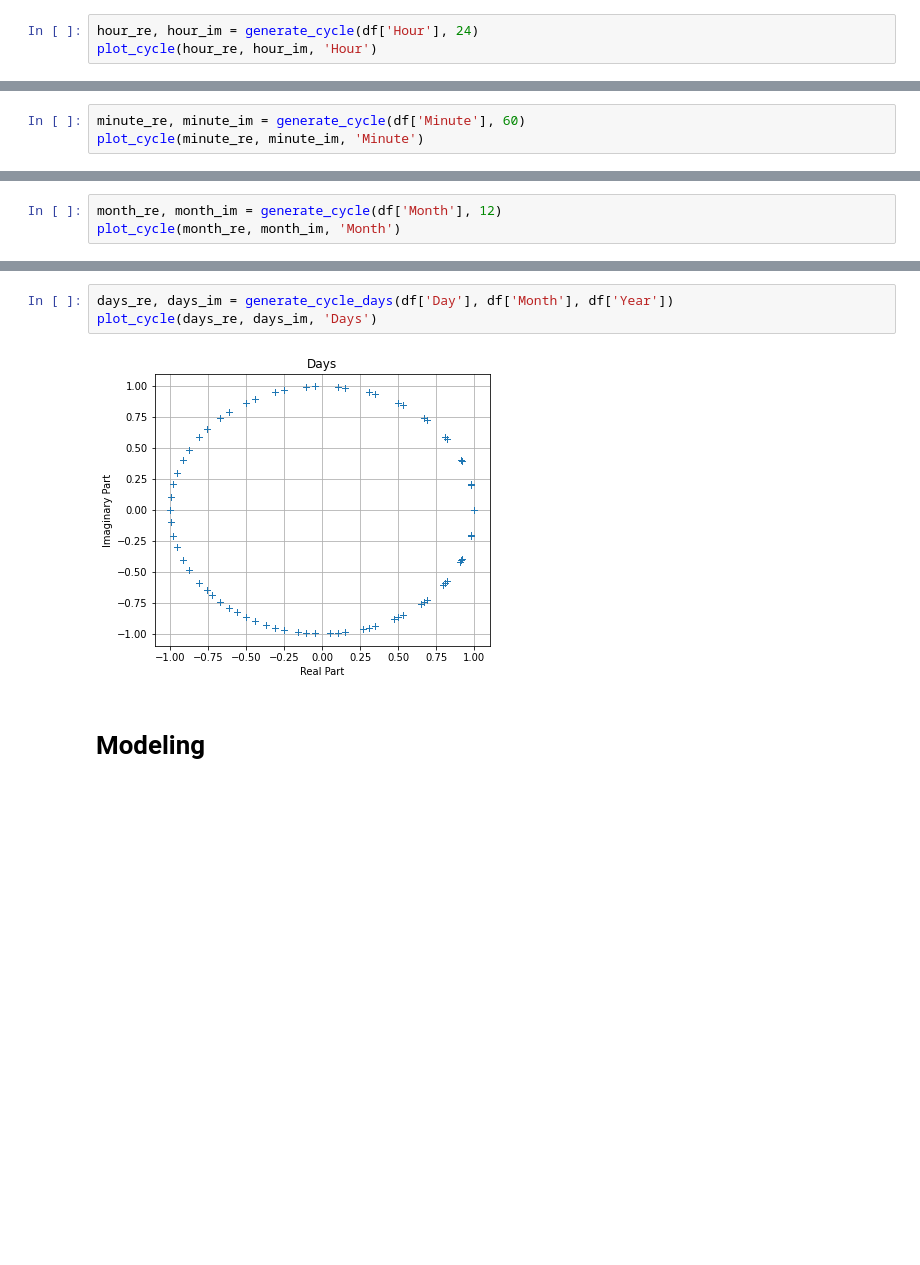
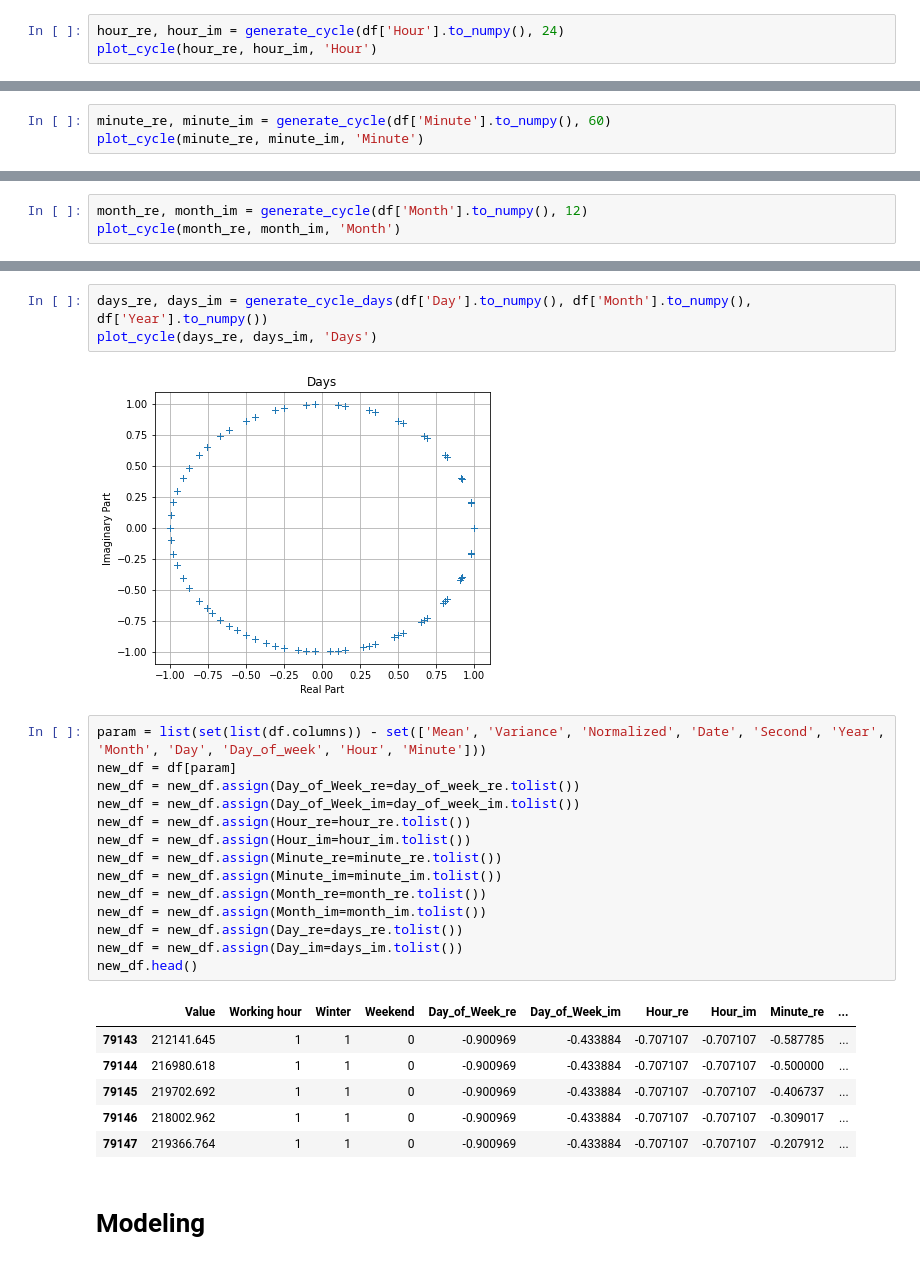
Before and after one commit to cojre/ml-project-2-stockdataholm, a Jupyter notebook: main.ipynb, the cells around one changed output, grey strips where cells are left out. Cells and saved outputs as stored; diff of their text form; blank space fills up the shorter version.

Commit message:
dataframe_with_cycle

```diff
--- a/main.ipynb
+++ b/main.ipynb
@@ -400,17 +400,17 @@ plot_cycle(day_of_week_re, day_of_week_im, 'Day of Week')
 # %% [output]
 [figure]
 # %%
-hour_re, hour_im = generate_cycle(df['Hour'], 24)
+hour_re, hour_im = generate_cycle(df['Hour'].to_numpy(), 24)
 plot_cycle(hour_re, hour_im, 'Hour')
 # %% [output]
 [figure]
 # %%
-minute_re, minute_im = generate_cycle(df['Minute'], 60)
+minute_re, minute_im = generate_cycle(df['Minute'].to_numpy(), 60)
 plot_cycle(minute_re, minute_im, 'Minute')
 # %% [output]
 [figure]
 # %%
-month_re, month_im = generate_cycle(df['Month'], 12)
+month_re, month_im = generate_cycle(df['Month'].to_numpy(), 12)
 plot_cycle(month_re, month_im, 'Month')
 # %% [output]
 [figure]
@@ -442,10 +442,31 @@ def generate_cycle_days(days, months, year):
 
     return re_part, im_part
 # %%
-days_re, days_im = generate_cycle_days(df['Day'], df['Month'], df['Year'])
+days_re, days_im = generate_cycle_days(df['Day'].to_numpy(), df['Month'].to_numpy(), df['Year'].to_numpy())
 plot_cycle(days_re, days_im, 'Days')
 # %% [output]
 [figure]
+# %%
+param = list(set(list(df.columns)) - set(['Mean', 'Variance', 'Normalized', 'Date', 'Second', 'Year', 'Month', 'Day', 'Day_of_week', 'Hour', 'Minute']))
+new_df = df[param]
+new_df = new_df.assign(Day_of_Week_re=day_of_week_re.tolist())
+new_df = new_df.assign(Day_of_Week_im=day_of_week_im.tolist())
+new_df = new_df.assign(Hour_re=hour_re.tolist())
+new_df = new_df.assign(Hour_im=hour_im.tolist())
+new_df = new_df.assign(Minute_re=minute_re.tolist())
+new_df = new_df.assign(Minute_im=minute_im.tolist())
+new_df = new_df.assign(Month_re=month_re.tolist())
+new_df = new_df.assign(Month_im=month_im.tolist())
+new_df = new_df.assign(Day_re=days_re.tolist())
+new_df = new_df.assign(Day_im=days_im.tolist())
+new_df.head()
+# %% [output]
+|  | Value | Working hour | Winter | Weekend | Day_of_Week_re | Day_of_Week_im | Hour_re | Hour_im | Minute_re | ... |
+| 79143 | 212141.645 | 1 | 1 | 0 | -0.900969 | -0.433884 | -0.707107 | -0.707107 | -0.587785 | ... |
+| 79144 | 216980.618 | 1 | 1 | 0 | -0.900969 | -0.433884 | -0.707107 | -0.707107 | -0.500000 | ... |
+| 79145 | 219702.692 | 1 | 1 | 0 | -0.900969 | -0.433884 | -0.707107 | -0.707107 | -0.406737 | ... |
+| 79146 | 218002.962 | 1 | 1 | 0 | -0.900969 | -0.433884 | -0.707107 | -0.707107 | -0.309017 | ... |
+| 79147 | 219366.764 | 1 | 1 | 0 | -0.900969 | -0.433884 | -0.707107 | -0.707107 | -0.207912 | ... |
 # %% [markdown]
 # Modeling
 # %%
```
Also changed, not shown: parts of 1 cell of this notebook.
